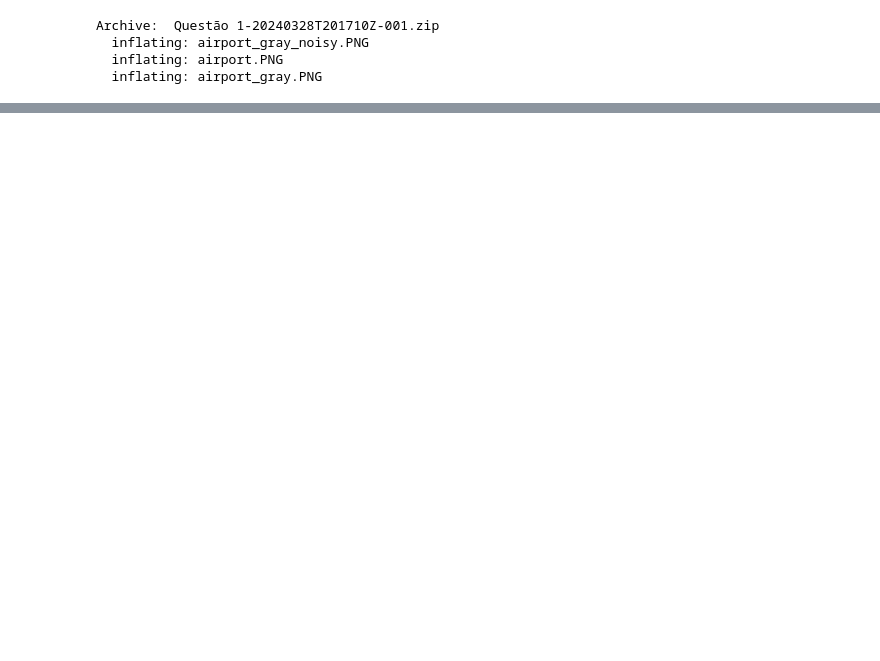
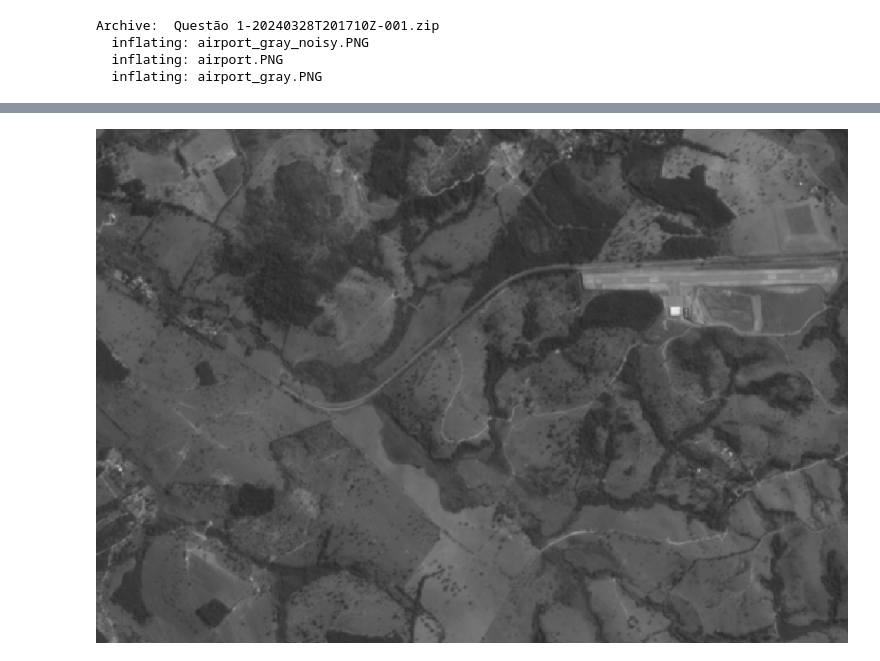
Before and after one commit to yurimarca/FIESC-VisaoComputacional, a Jupyter notebook: Resolucoes/Questao1/Resolucao1.ipynb, the cells around one changed output, grey strips where cells are left out. Saved outputs shown, nothing was run; the diff lists cells and outputs as text; code cells hidden in the pictures; blank space fills up the shorter version.

```diff
--- a/Resolucoes/Questao1/Resolucao1.ipynb
+++ b/Resolucoes/Questao1/Resolucao1.ipynb
@@ -22,0 +25,5 @@ Archive:  Questão 1-20240328T201710Z-001.zip
+# %%
+from IPython.display import Image
+Image(filename='airport_gray.PNG')
+# %% [output]
+[figure, added]
```
Also changed, not shown: parts of 15 cells of this notebook.
